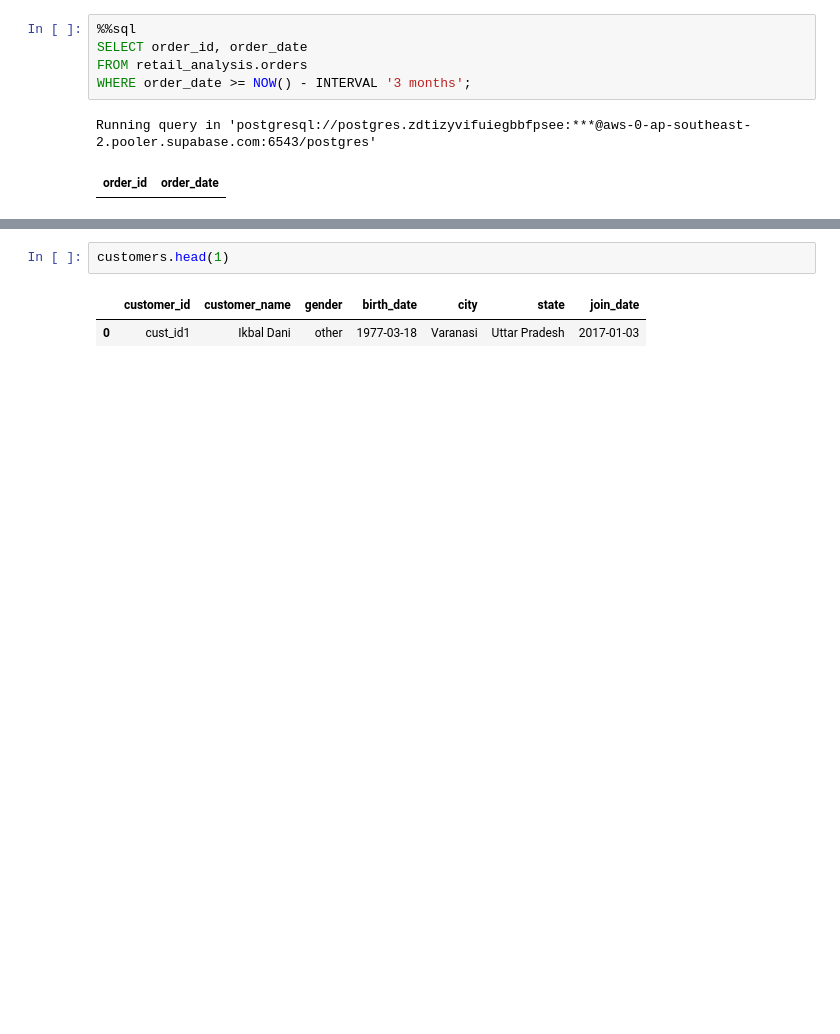
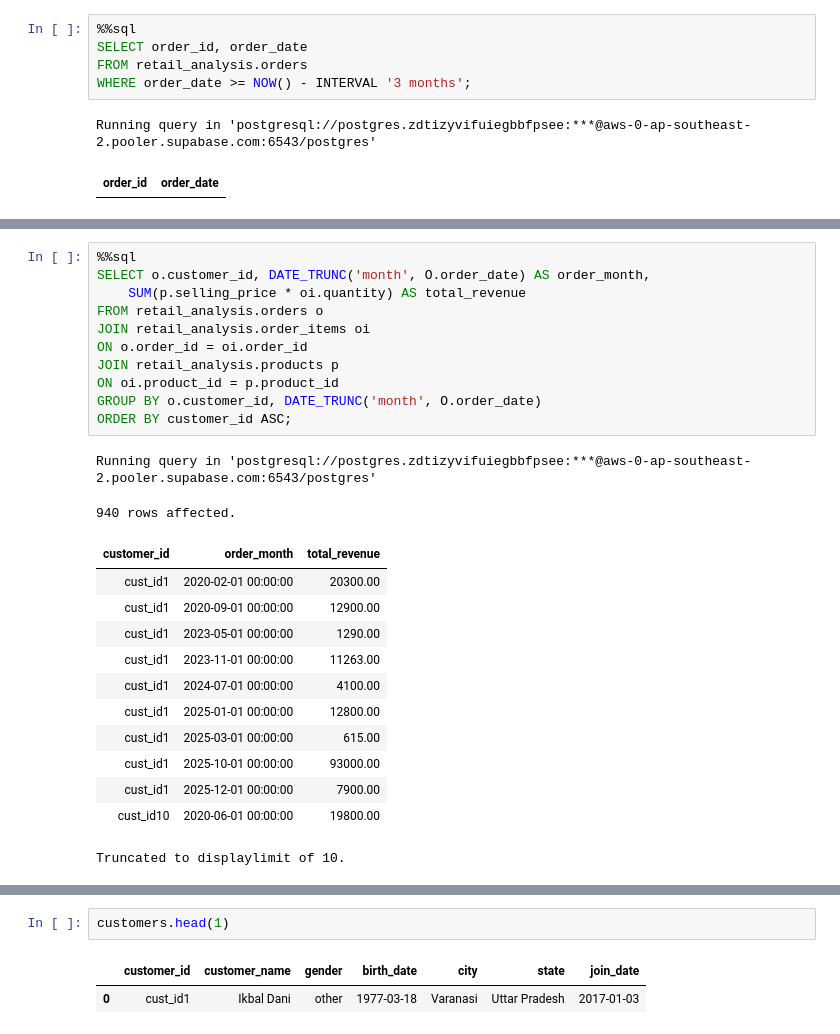
Before and after one commit to umesh-creates/sql_pandas_exercise_and_notes, a Jupyter notebook: retail_analysis exercise/date _and_time.ipynb, the cells around one changed output, grey strips where cells are left out. Saved outputs shown, nothing was run; the diff lists cells and outputs as text; blank space fills up the shorter version.

```diff
--- a/retail_analysis exercise/date _and_time.ipynb
+++ b/retail_analysis exercise/date _and_time.ipynb
@@ -1033,0 +1121,26 @@ Running query in 'postgresql://postgres.zdtizyvifuiegbbfpsee:***@aws-0-ap-southe
+# %%
+%%sql
+SELECT o.customer_id, DATE_TRUNC('month', O.order_date) AS order_month,
+    SUM(p.selling_price * oi.quantity) AS total_revenue
+FROM retail_analysis.orders o
+JOIN retail_analysis.order_items oi
+ON o.order_id = oi.order_id
+JOIN retail_analysis.products p
+ON oi.product_id = p.product_id
+GROUP BY o.customer_id, DATE_TRUNC('month', O.order_date)
+ORDER BY customer_id ASC;
+# %% [output]
+Running query in 'postgresql://postgres.zdtizyvifuiegbbfpsee:***@aws-0-ap-southeast-2.pooler.supabase.com:6543/postgres'
+940 rows affected.
+| customer_id | order_month | total_revenue |
+| cust_id1 | 2020-02-01 00:00:00 | 20300.00 |
+| cust_id1 | 2020-09-01 00:00:00 | 12900.00 |
+| cust_id1 | 2023-05-01 00:00:00 | 1290.00 |
+| cust_id1 | 2023-11-01 00:00:00 | 11263.00 |
+| cust_id1 | 2024-07-01 00:00:00 | 4100.00 |
+| cust_id1 | 2025-01-01 00:00:00 | 12800.00 |
+| cust_id1 | 2025-03-01 00:00:00 | 615.00 |
+| cust_id1 | 2025-10-01 00:00:00 | 93000.00 |
+| cust_id1 | 2025-12-01 00:00:00 | 7900.00 |
+| cust_id10 | 2020-06-01 00:00:00 | 19800.00 |
+Truncated to displaylimit of 10.
```
Also changed, not shown: parts of 12 cells of this notebook.
